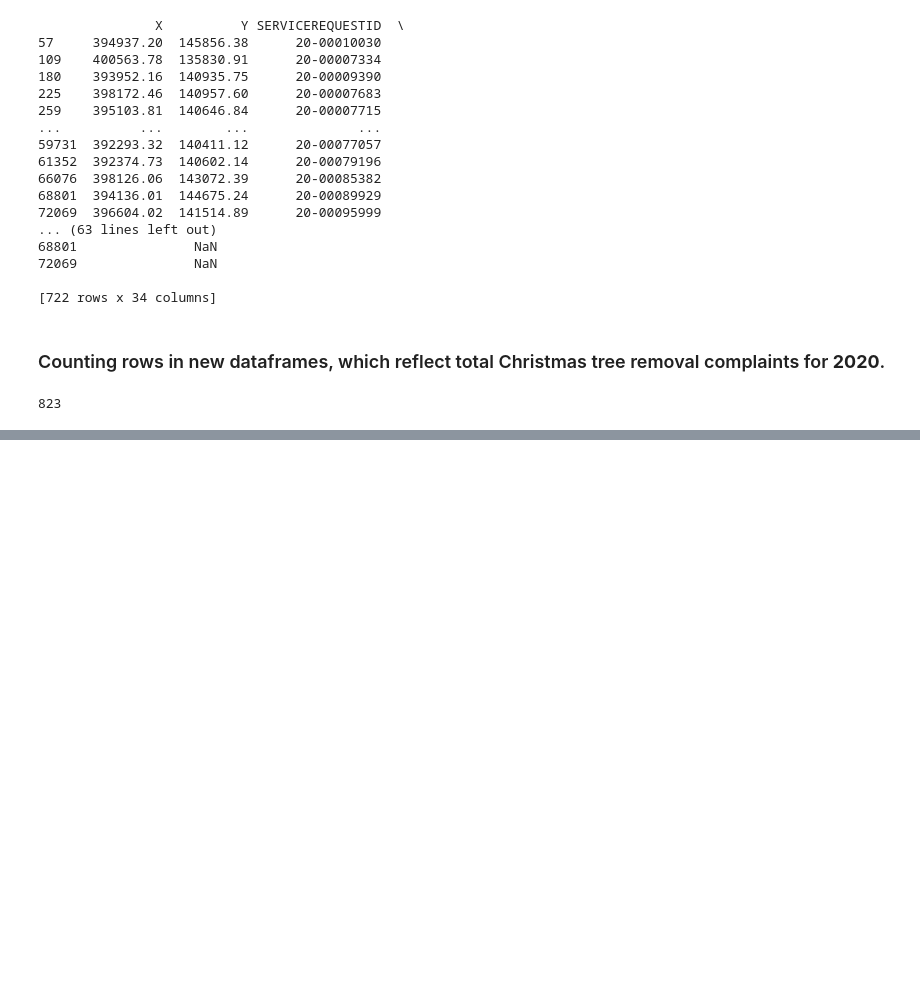
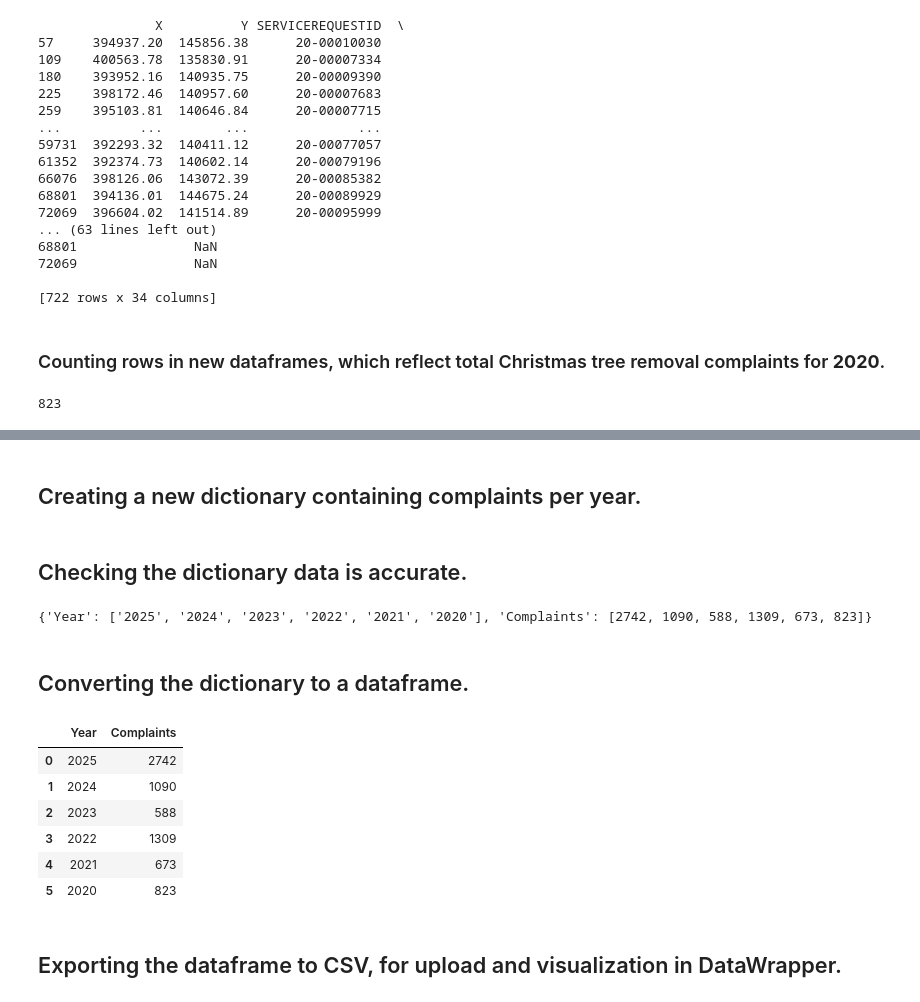
Before and after one commit to jack-walk/IRW-01, a Jupyter notebook: test.ipynb, the cells around one changed output, grey strips where cells are left out. Saved outputs shown, nothing was run; the diff lists cells and outputs as text; code cells hidden in the pictures; blank space fills up the shorter version.

Commit message:
Pulled CSV from cleaned dataset to import into DataWrapper for visualization.

```diff
--- a/test.ipynb
+++ b/test.ipynb
@@ -366,0 +369,25 @@ print(count_20)
+# %% [markdown]
+## Creating a new dictionary containing complaints per year.
+# %%
+complaints_per_year = {'Year': ['2025', '2024', '2023', '2022', '2021', '2020'], 'Complaints': [count_25, count_24, count_23, count_22, count_21, count_20]}
+# %% [markdown]
+## Checking the dictionary data is accurate.
+# %%
+print(complaints_per_year)
+# %% [output]
+{'Year': ['2025', '2024', '2023', '2022', '2021', '2020'], 'Complaints': [2742, 1090, 588, 1309, 673, 823]}
+# %% [markdown]
+## Converting the dictionary to a dataframe.
+# %%
+complaints = pd.DataFrame.from_dict(complaints_per_year)
+complaints.head(6)
+# %% [output]
+|  | Year | Complaints |
+| 0 | 2025 | 2742 |
+| 1 | 2024 | 1090 |
+| 2 | 2023 | 588 |
+| 3 | 2022 | 1309 |
+| 4 | 2021 | 673 |
+| 5 | 2020 | 823 |
+# %% [markdown]
+## Exporting the dataframe to CSV, for upload and visualization in DataWrapper.
```
Also changed, not shown: parts of 4 cells of this notebook, 1 other file.
